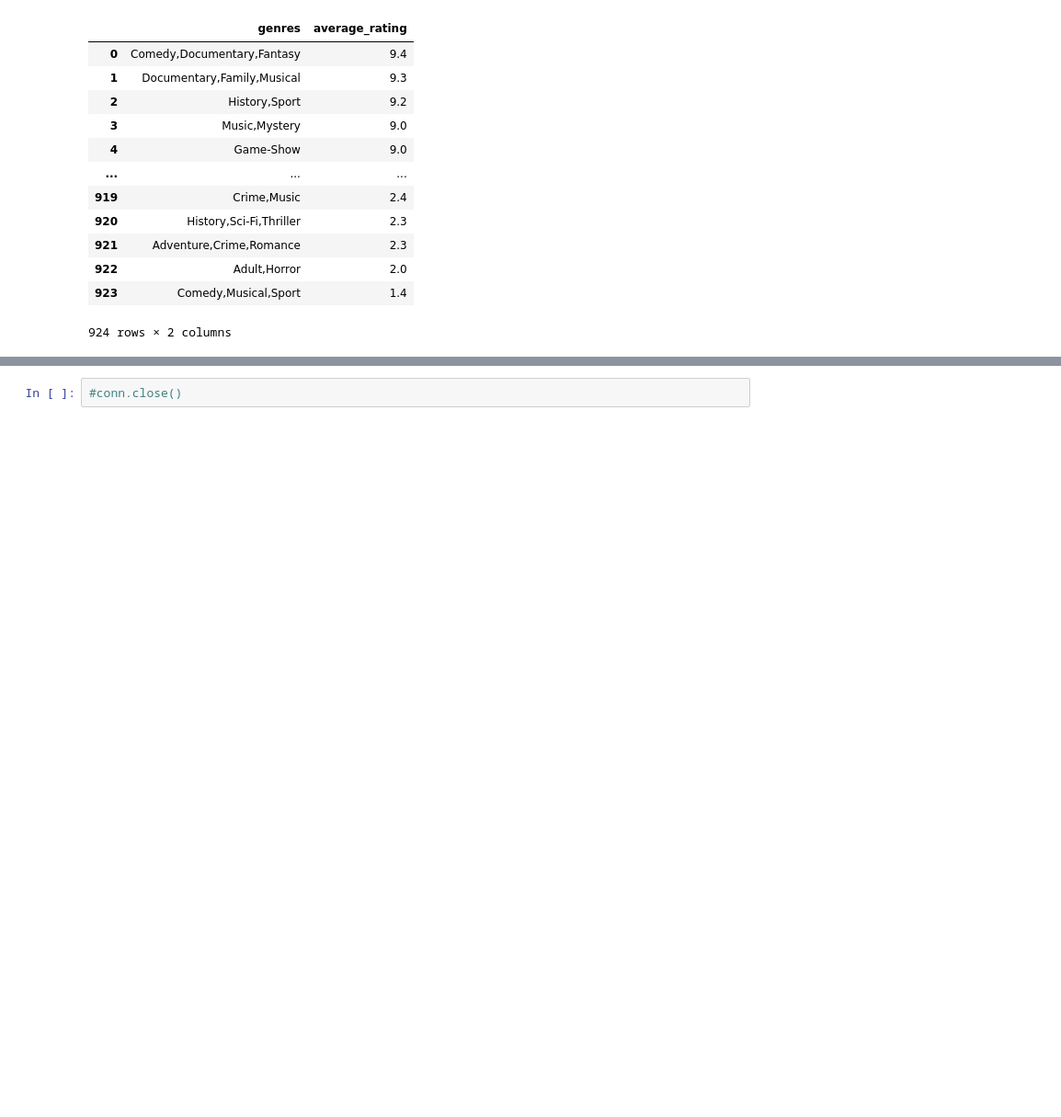
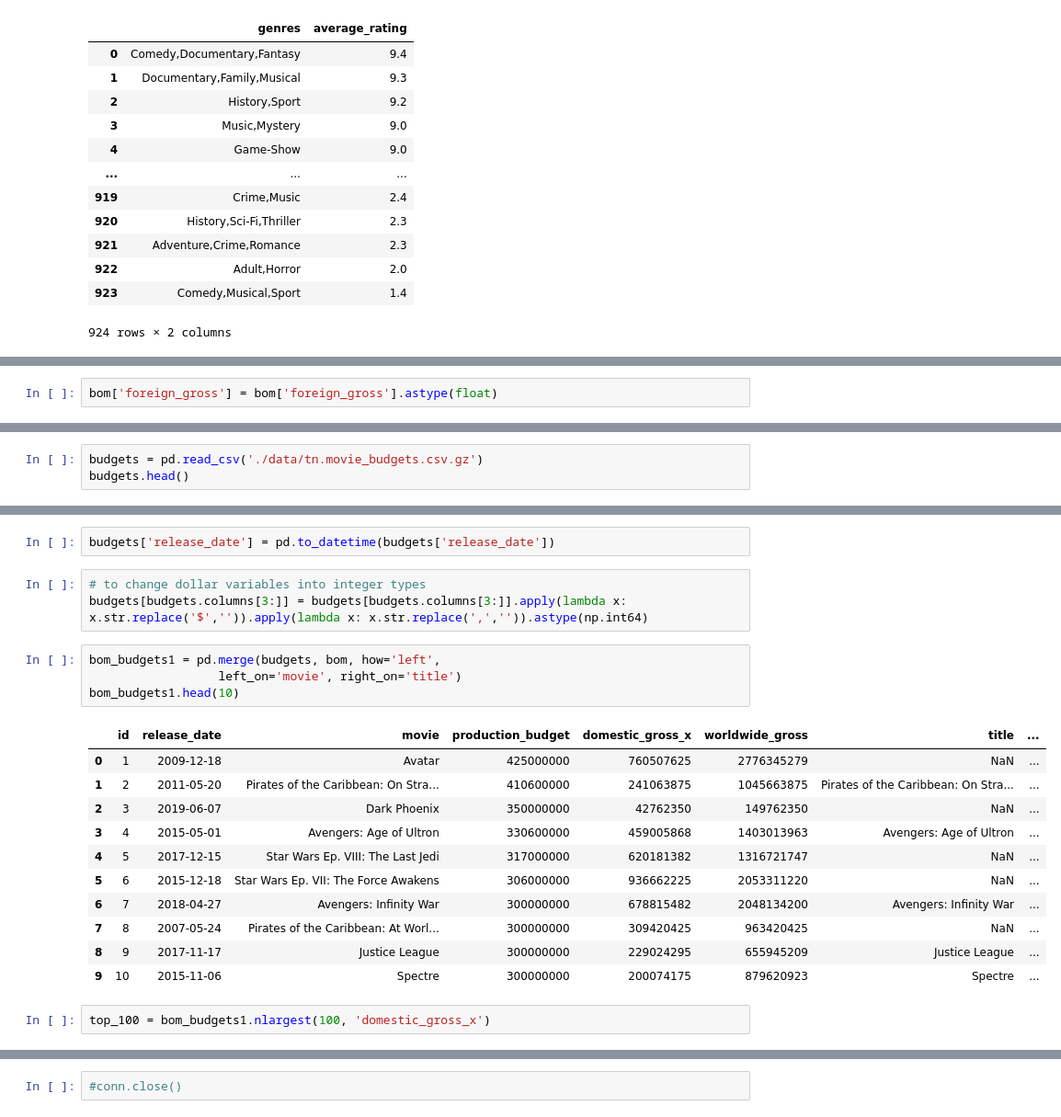
Before and after one commit to myleshansen/deloitte-intensive-capstone, a Jupyter notebook: capstone-nb.ipynb, the cells around one changed output, grey strips where cells are left out. Shown at 92% size. Drawn from its saved outputs; the diff is of its cells as text; blank space fills up the shorter version.

```diff
--- a/capstone-nb.ipynb
+++ b/capstone-nb.ipynb
@@ -101,0 +163,2 @@ top_genres_by_rating
+# %%
+bom['foreign_gross'] = bom['foreign_gross'].astype(float)
@@ -101,0 +173,3 @@ top_genres_by_rating
+# %%
+budgets = pd.read_csv('./data/tn.movie_budgets.csv.gz')
+budgets.head()
@@ -101,0 +183,23 @@ top_genres_by_rating
+# %%
+budgets['release_date'] = pd.to_datetime(budgets['release_date'])
+# %%
+# to change dollar variables into integer types
+budgets[budgets.columns[3:]] = budgets[budgets.columns[3:]].apply(lambda x: x.str.replace('$','')).apply(lambda x: x.str.replace(',','')).astype(np.int64)
+# %%
+bom_budgets1 = pd.merge(budgets, bom, how='left',
+                  left_on='movie', right_on='title')
+bom_budgets1.head(10)
+# %% [output]
+|  | id | release_date | movie | production_budget | domestic_gross_x | worldwide_gross | title | ... |
+| 0 | 1 | 2009-12-18 | Avatar | 425000000 | 760507625 | 2776345279 | NaN | ... |
+| 1 | 2 | 2011-05-20 | Pirates of the Caribbean: On Stra... | 410600000 | 241063875 | 1045663875 | Pirates of the Caribbean: On Stra... | ... |
+| 2 | 3 | 2019-06-07 | Dark Phoenix | 350000000 | 42762350 | 149762350 | NaN | ... |
+| 3 | 4 | 2015-05-01 | Avengers: Age of Ultron | 330600000 | 459005868 | 1403013963 | Avengers: Age of Ultron | ... |
+| 4 | 5 | 2017-12-15 | Star Wars Ep. VIII: The Last Jedi | 317000000 | 620181382 | 1316721747 | NaN | ... |
+| 5 | 6 | 2015-12-18 | Star Wars Ep. VII: The Force Awakens | 306000000 | 936662225 | 2053311220 | NaN | ... |
+| 6 | 7 | 2018-04-27 | Avengers: Infinity War | 300000000 | 678815482 | 2048134200 | Avengers: Infinity War | ... |
+| 7 | 8 | 2007-05-24 | Pirates of the Caribbean: At Worl... | 300000000 | 309420425 | 963420425 | NaN | ... |
+| 8 | 9 | 2017-11-17 | Justice League | 300000000 | 229024295 | 655945209 | Justice League | ... |
+| 9 | 10 | 2015-11-06 | Spectre | 300000000 | 200074175 | 879620923 | Spectre | ... |
+# %%
+top_100 = bom_budgets1.nlargest(100, 'domestic_gross_x')
```
Also changed, not shown: parts of 24 cells of this notebook.
